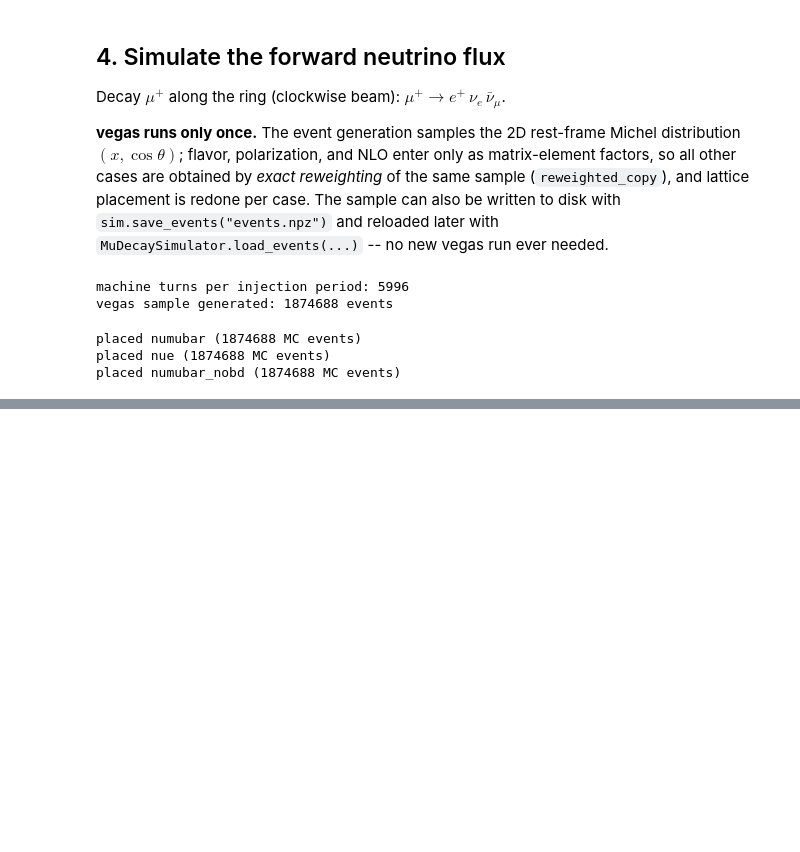
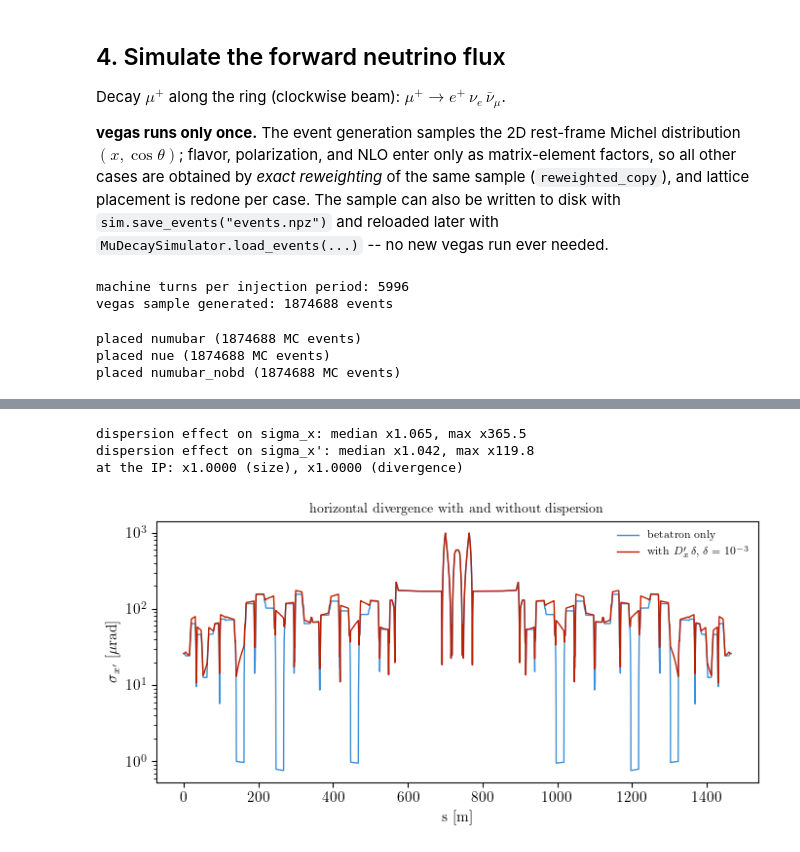
Before and after one commit to jchoi55/MINT, a Jupyter notebook: dev_examples/beam_optics_plots.ipynb, the cells around one changed output, grey strips where cells are left out. Drawn from its saved outputs; the diff is of its cells as text; code cells hidden in the pictures; blank space fills up the shorter version.

```diff
--- a/dev_examples/beam_optics_plots.ipynb
+++ b/dev_examples/beam_optics_plots.ipynb
@@ -289,0 +453,25 @@ placed numubar_nobd (1874688 MC events)
+# %%
+ring0 = mint.lattices.load("mc_10tev_hybrid_v06", sigma_delta=None)
+r_sig = ring.beamsize_x(u) / ring0.beamsize_x(u)
+r_div = ring.beamdiv_x(u) / ring0.beamdiv_x(u)
+print(f"dispersion effect on sigma_x: median x{np.median(r_sig):.3f}, "
+      f"max x{np.max(r_sig):.1f}")
+print(f"dispersion effect on sigma_x': median x{np.median(r_div):.3f}, "
+      f"max x{np.max(r_div):.1f}")
+print(f"at the IP: x{r_sig[i_ip]:.4f} (size), x{r_div[i_ip]:.4f} (divergence)")
+
+fig, axd = plt.subplots(figsize=(7, 3.6))
+axd.plot(s_m, ring0.beamdiv_x(u) * 1e6, lw=1.0, label="betatron only")
+axd.plot(s_m, ring.beamdiv_x(u) * 1e6, lw=1.0,
+         label=r"with $D'_x\,\delta$, $\delta = 10^{-3}$")
+axd.set_yscale("log")
+axd.set_xlabel("s [m]")
+axd.set_ylabel(r"$\sigma_{x'}$ [$\mu$rad]")
+axd.legend(fontsize=8, frameon=False)
+axd.set_title("horizontal divergence with and without dispersion", fontsize=10)
+plt.tight_layout()
+# %% [output]
+dispersion effect on sigma_x: median x1.065, max x365.5
+dispersion effect on sigma_x': median x1.042, max x119.8
+at the IP: x1.0000 (size), x1.0000 (divergence)
+[figure, added]
```
Also changed, not shown: parts of 23 cells of this notebook, 10 other files.
